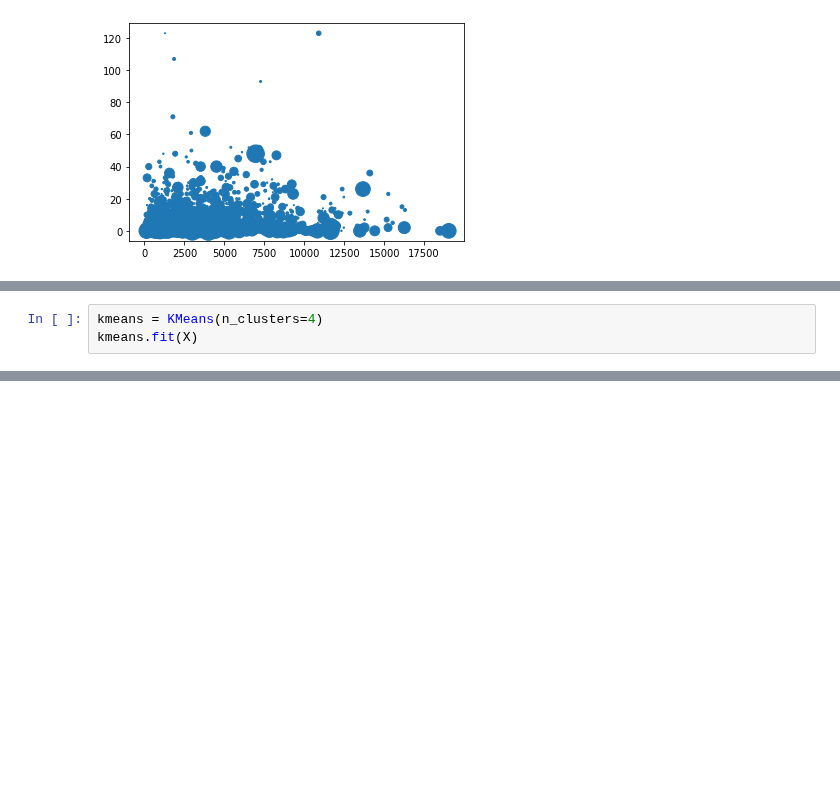
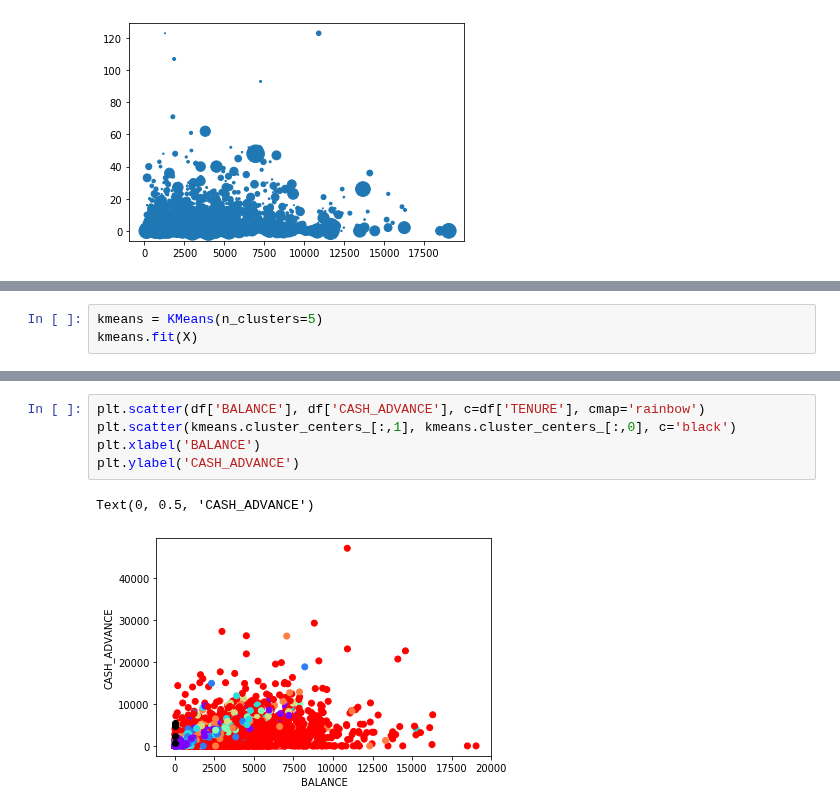
Before and after one commit to prasantib/docsaiprassu, a Jupyter notebook: kmeans credit cards exercise.ipynb, the cells around one changed output, grey strips where cells are left out. Saved outputs shown, nothing was run; the diff lists cells and outputs as text; blank space fills up the shorter version.

```diff
--- a/kmeans credit cards exercise.ipynb
+++ b/kmeans credit cards exercise.ipynb
@@ -49,4 +68,4 @@ X
 # %%
-kmeans = KMeans(n_clusters=4)
+kmeans = KMeans(n_clusters=5)
 kmeans.fit(X)
 # %% [output]
@@ -53,0 +98,8 @@ ValueError: could not convert string to float: 'C19190'
+# %%
+plt.scatter(df['BALANCE'], df['CASH_ADVANCE'], c=df['TENURE'], cmap='rainbow')
+plt.scatter(kmeans.cluster_centers_[:,1], kmeans.cluster_centers_[:,0], c='black')
+plt.xlabel('BALANCE')
+plt.ylabel('CASH_ADVANCE')
+# %% [output]
+Text(0, 0.5, 'CASH_ADVANCE')
+[figure, added]
```
Also changed, not shown: parts of 4 cells of this notebook.
